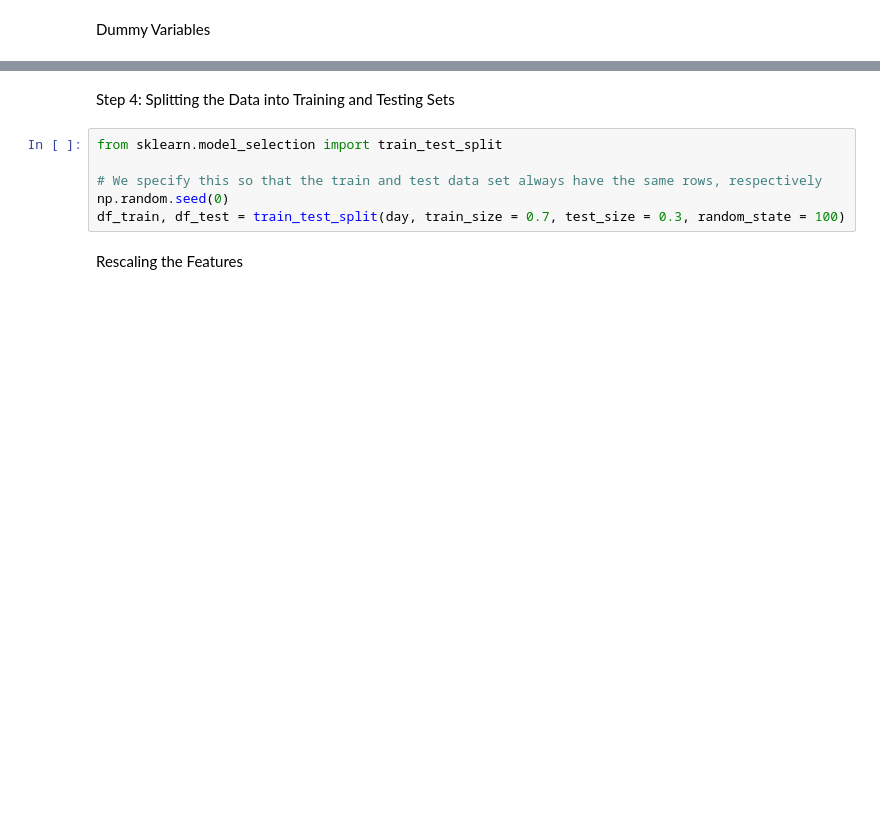
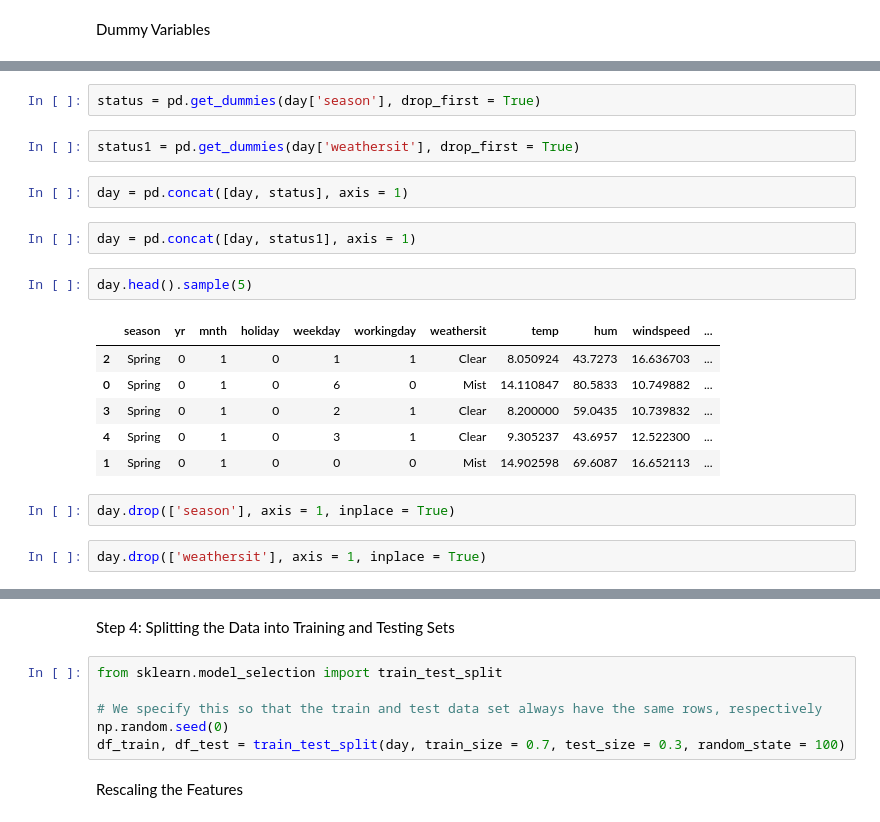
Before and after one commit to emmanuelidehen/MachineLearningModels, a Jupyter notebook: Day_Emmanuel.ipynb, the cells around one changed output, grey strips where cells are left out. Drawn from its saved outputs; the diff is of its cells as text; blank space fills up the shorter version.

```diff
--- a/Day_Emmanuel.ipynb
+++ b/Day_Emmanuel.ipynb
@@ -444,0 +455,21 @@ Dummy Variables
+# %%
+status = pd.get_dummies(day['season'], drop_first = True)
+# %%
+status1 = pd.get_dummies(day['weathersit'], drop_first = True)
+# %%
+day = pd.concat([day, status], axis = 1)
+# %%
+day = pd.concat([day, status1], axis = 1)
+# %%
+day.head().sample(5)
+# %% [output]
+|  | season | yr | mnth | holiday | weekday | workingday | weathersit | temp | hum | windspeed | ... |
+| 2 | Spring | 0 | 1 | 0 | 1 | 1 | Clear | 8.050924 | 43.7273 | 16.636703 | ... |
+| 0 | Spring | 0 | 1 | 0 | 6 | 0 | Mist | 14.110847 | 80.5833 | 10.749882 | ... |
+| 3 | Spring | 0 | 1 | 0 | 2 | 1 | Clear | 8.200000 | 59.0435 | 10.739832 | ... |
+| 4 | Spring | 0 | 1 | 0 | 3 | 1 | Clear | 9.305237 | 43.6957 | 12.522300 | ... |
+| 1 | Spring | 0 | 1 | 0 | 0 | 0 | Mist | 14.902598 | 69.6087 | 16.652113 | ... |
+# %%
+day.drop(['season'], axis = 1, inplace = True)
+# %%
+day.drop(['weathersit'], axis = 1, inplace = True)
```
Also changed, not shown: parts of 84 cells of this notebook.
